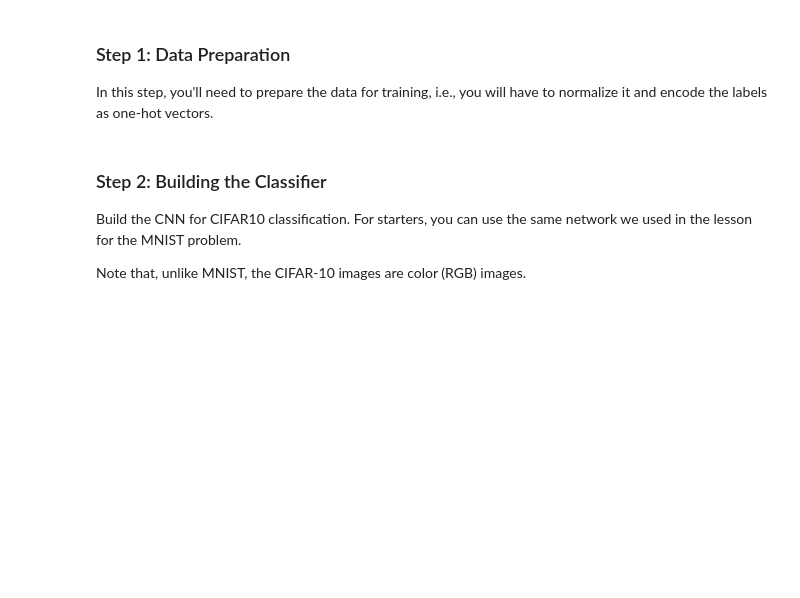
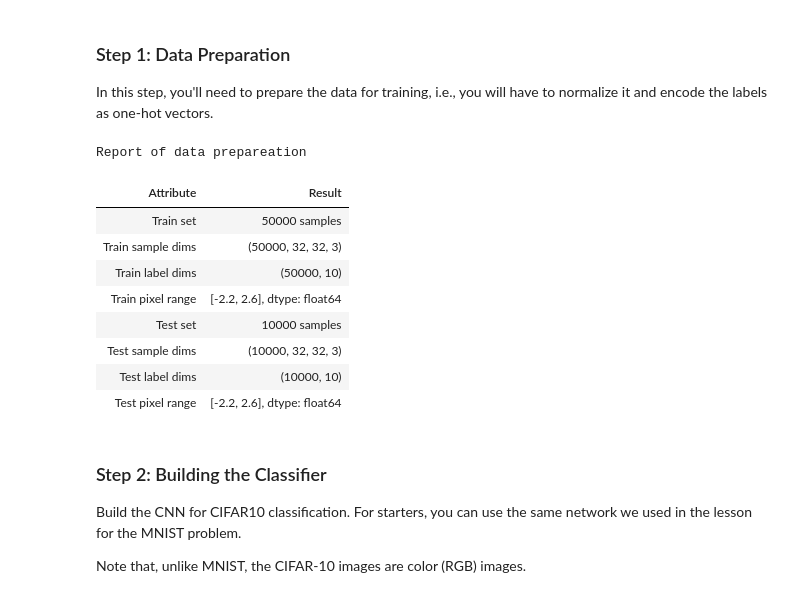
Before and after one commit to BogdanPinchuk/ComputerVision-PBY_HW14, a Jupyter notebook: Bohdan_Pinchuk_CV_HW14.ipynb, the cells around one changed output. Cells and saved outputs as stored; diff of their text form; code cells hidden in the pictures; blank space fills up the shorter version.

Commit message:
[Homework14] - implemented normalization

```diff
--- a/Bohdan_Pinchuk_CV_HW14.ipynb
+++ b/Bohdan_Pinchuk_CV_HW14.ipynb
@@ -299,17 +298,56 @@ plt.show()
 
 In this step, you'll need to prepare the data for training, i.e., you will have to normalize it and encode the labels as one-hot vectors.
 # %%
-# Normalization
-x_train =
-x_test =
+# Normalization & One-hot encoding
+
+from sklearn.preprocessing import StandardScaler
+
+# Input data
+num_samples_train, height, width, channels = x_train.shape
+num_samples_test = x_test.shape[0]
+
+# Solution
+scaler = StandardScaler()
+
+# flatten
+x_train_flat = x_train.reshape(num_samples_train, -1)
+x_test_flat = x_test.reshape(num_samples_test, -1)
+
+# scaling
+x_train_flat = scaler.fit_transform(x_train_flat)
+x_test_flat = scaler.transform(x_test_flat)
+
+# reshape
+x_train_sc = x_train_flat.reshape(num_samples_train, height, width, channels)
+x_test_sc = x_test_flat.reshape(num_samples_test, height, width, channels)
 
 # One-hot encoding
-y_train =
-y_test =
+y_train_ohe = keras.utils.to_categorical(y_train, num_classes=len(class_names))
+y_test_ohe = keras.utils.to_categorical(y_test, num_classes=len(class_names))
 
-print('Train set:   ', len(y_train), 'samples')
-print('Test set:    ', len(y_test), 'samples')
-print('Sample dims: ', x_train.shape)
+rp = rpt.Reporter()
+rp.add_item("Train set", f"{len(y_train)} samples")
+rp.add_item("Train sample dims", str(x_train_sc.shape))
+rp.add_item("Train label dims", str(y_train_ohe.shape))
+rp.add_item("Train pixel range", f"[{x_train_sc.min():.1f}, {x_train_sc.max():.1f}], dtype: {x_train_sc.dtype}")
+rp.add_item("Test set", f"{len(y_test)} samples")
+rp.add_item("Test sample dims", str(x_test_sc.shape))
+rp.add_item("Test label dims", str(y_test_ohe.shape))
+rp.add_item("Test pixel range", f"[{x_test_sc.min():.1f}, {x_test_sc.max():.1f}], dtype: {x_test_sc.dtype}")
+
+# Print results
+rp.print_pd_report("Report of data prepareation")
+# %% [output]
+Report of data prepareation
+| Attribute | Result |
+| Train set | 50000 samples |
+| Train sample dims | (50000, 32, 32, 3) |
+| Train label dims | (50000, 10) |
+| Train pixel range | [-2.2, 2.6], dtype: float64 |
+| Test set | 10000 samples |
+| Test sample dims | (10000, 32, 32, 3) |
+| Test label dims | (10000, 10) |
+| Test pixel range | [-2.2, 2.6], dtype: float64 |
 # %% [markdown]
 ### Step 2: Building the Classifier
 
```
Also changed, not shown: parts of 3 cells of this notebook.
